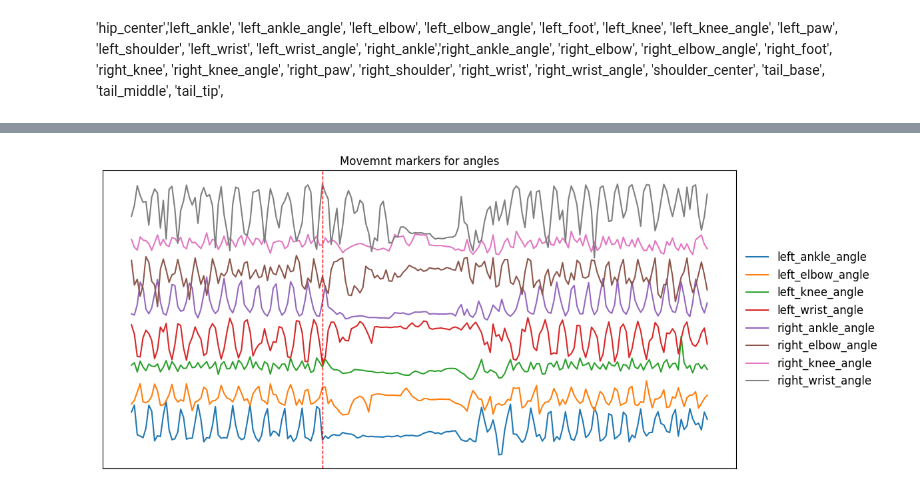
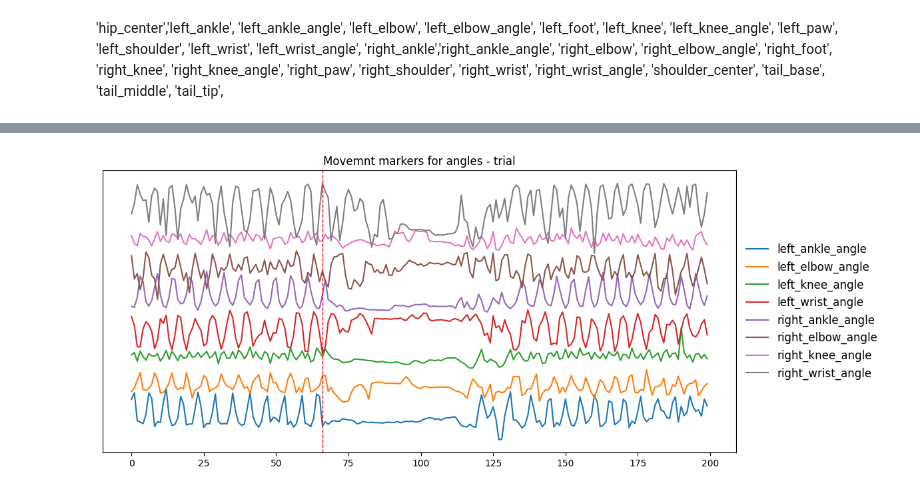
Before and after one commit to martinesparza/earthquake-analysis, a Jupyter notebook: notebooks/M062/trial_averaged_RNN/M062_2025_03_21_14_00_movment.ipynb, the cells around one changed output, grey strips where cells are left out. Saved outputs shown, nothing was run; the diff lists cells and outputs as text; code cells hidden in the pictures.

Commit message:
looking at free, intertrial and trial

```diff
--- a/notebooks/M062/trial_averaged_RNN/M062_2025_03_21_14_00_movment.ipynb
+++ b/notebooks/M062/trial_averaged_RNN/M062_2025_03_21_14_00_movment.ipynb
@@ -112,0 +77,19 @@ Perturbation time (bins): 66, (1.98 sec)
+# %%
+# correct trial length - this is an error in pyaldata
+df_['trial_length'] = (df_['trial_length'] / (BIN_SIZE * 100)).astype(int)
+# df_ = df_[df_['trial_length'] == 200]
+# df_.reset_index(inplace=True)
+
+# === Metadata ===
+session_id = mat_file_0.replace("_pyaldata_0.mat", "")
+mouse = session_id.split('_')[0]
+perturb_time_idx = df_.idx_sol_on[2]
+perturb_time_sec = perturb_time_idx * BIN_SIZE
+
+# sol_angles = sorted(df_.values_Sol_direction.unique())
+# trial_labels = [f"solenoid {angle}" for angle in sol_angles]
+num_trials = len(df_)
+
+print(f"Mouse: {mouse}")
+print(f"Number of trials: {num_trials}")
+# print(f"Perturbation time (bins): {perturb_time_idx}, ({perturb_time_sec:.2f} sec)")
@@ -166,35 +180,39 @@ columns = [
     'left_foot', 'left_knee', 'left_knee_angle', 'left_paw', 'left_shoulder', 'left_wrist',
     'left_wrist_angle', 'right_ankle','right_ankle_angle', 'right_elbow', 'right_elbow_angle',
     'right_foot', 'right_knee', 'right_knee_angle', 'right_paw', 'right_shoulder',
     'right_wrist', 'right_wrist_angle', 'shoulder_center', 'tail_base', 'tail_middle', 'tail_tip'
 ]
 
 # Select columns ending with '_angle'
 angle_columns = [col for col in df_.columns if col.endswith('_angle')]
 
 plt.figure(figsize=(12, 5))
 
 offset = 0  # vertical offset
 spacing = 60  # space between lines
 
+trial_num = 2
+trial_type = df_.loc[trial_num, 'trial_name']
+
 for col in angle_columns:
-    angle_seq = df_.loc[0, col]
+    angle_seq = df_.loc[trial_num, col]
 
     if isinstance(angle_seq, (list, np.ndarray)):
         angle_seq = np.array(angle_seq)
         normalized = angle_seq - np.mean(angle_seq)  # optional: normalize around 0
         plt.plot(normalized + offset, label=col)
         offset += spacing  # move up for the next line
     else:
         print(f"Skipping {col}: not a sequence")
 
-plt.axvline(x=perturb_time_idx, color='red', linestyle='--', linewidth=1)
+if trial_type == 'trial':
+    plt.axvline(x=perturb_time_idx, color='red', linestyle='--', linewidth=1)
 # Remove axis labels and ticks if you want a clean look
 plt.yticks([])
-plt.xticks([])
-plt.title("Movemnt markers for angles")
+# plt.xticks([])
+plt.title(f"Movemnt markers for angles - {trial_type}")
 plt.legend(loc='center left', bbox_to_anchor=(1, 0.5), fontsize=12, frameon = False)
 plt.tight_layout()
 plt.show()
 # %% [output]
-[figure, old version]
+[figure, new version]
```
Also changed, not shown: parts of 8 cells of this notebook.
